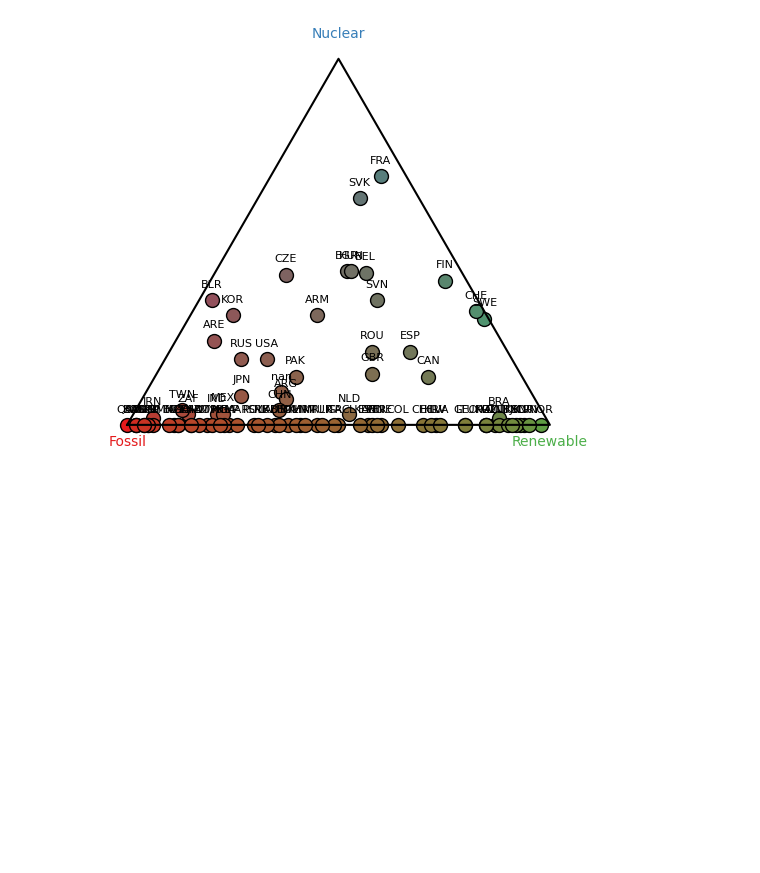
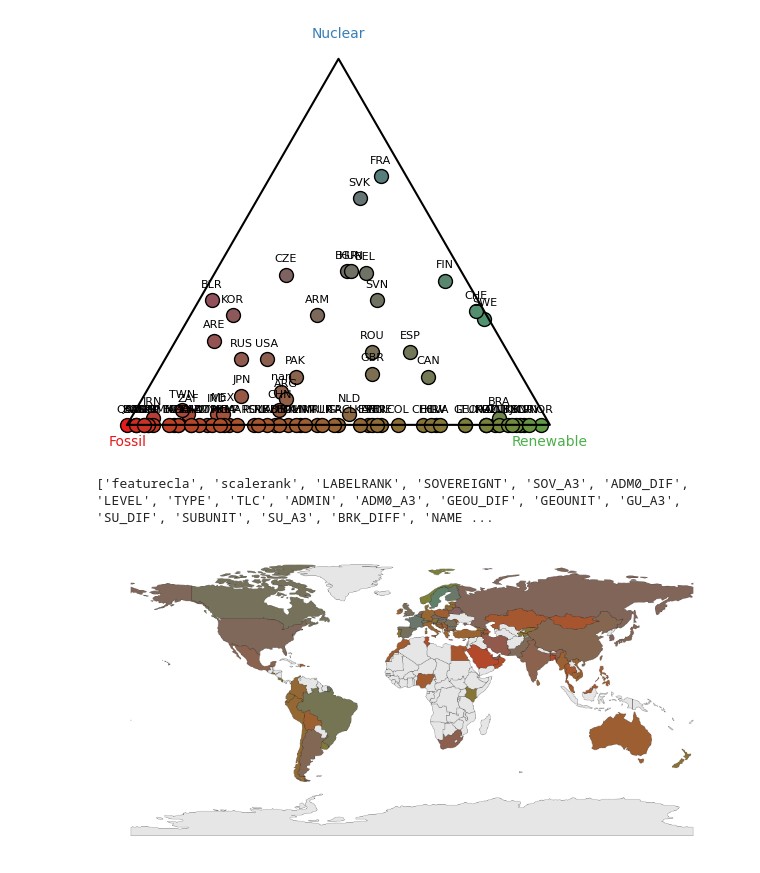
Before and after one commit to raulgarciadiez/energy_maps, a Jupyter notebook: color_code.ipynb, the cells around one changed output. Cells and saved outputs as stored; diff of their text form; code cells hidden in the pictures; blank space fills up the shorter version.

```diff
--- a/color_code.ipynb
+++ b/color_code.ipynb
@@ -150,3 +152,22 @@ ax.axis('off')
 plt.show()
 # %% [output]
 [figure]
+# %%
+
+world = gpd.read_file("ne_110m_admin_0_countries.shp")
+print (list(world.columns))
+
+world["color"] = [
+    ternary_to_rgb_scaled(*countries_shares[iso], base_colors, caps)
+    if iso in countries_shares else (0.9, 0.9, 0.9)
+    for iso in world["ISO_A3_EH"]  #ADM0_A3
+]
+
+# Plot
+fig, ax = plt.subplots(figsize=(12, 6))
+world.plot(color=world["color"], ax=ax, edgecolor="black", linewidth=0.2)
+ax.axis("off")
+plt.show()
+# %% [output]
+['featurecla', 'scalerank', 'LABELRANK', 'SOVEREIGNT', 'SOV_A3', 'ADM0_DIF', 'LEVEL', 'TYPE', 'TLC', 'ADMIN', 'ADM0_A3', 'GEOU_DIF', 'GEOUNIT', 'GU_A3', 'SU_DIF', 'SUBUNIT', 'SU_A3', 'BRK_DIFF', 'NAME ...
+[figure, added]
```
Also changed, not shown: parts of 2 cells of this notebook, 5 other files.
